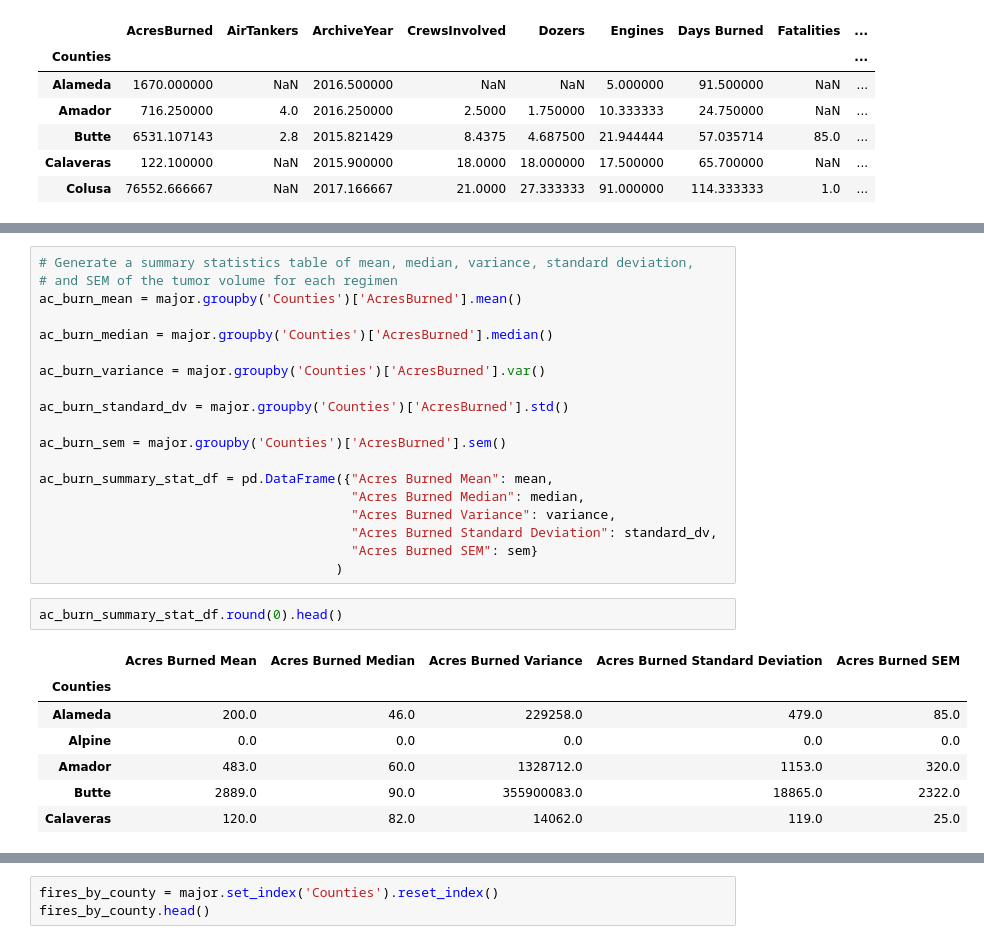
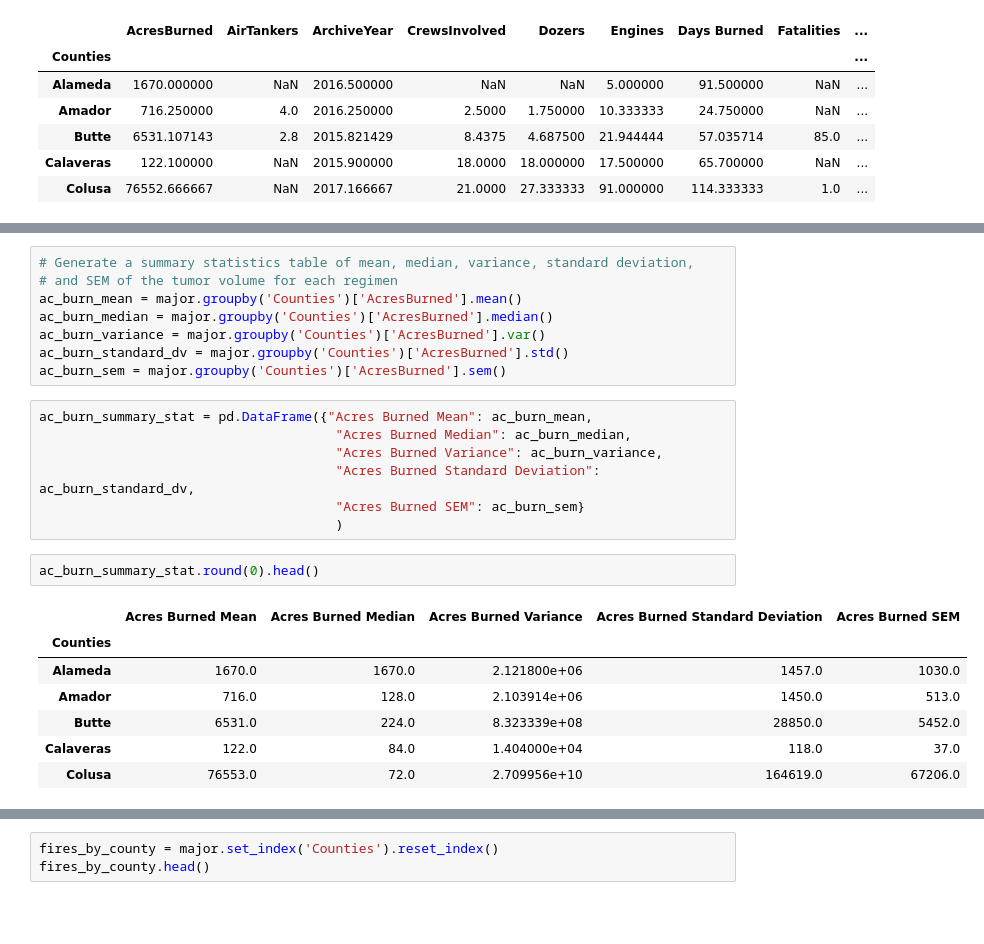
Before and after one commit to jump8621/data-project-I, a Jupyter notebook: alessandro_pyre.ipynb, the cells around one changed output, grey strips where cells are left out. Cells and saved outputs as stored; diff of their text form; blank space fills up the shorter version.

```diff
--- a/alessandro_pyre.ipynb
+++ b/alessandro_pyre.ipynb
@@ -174,28 +208,24 @@ mean_by_county.head()
 # Generate a summary statistics table of mean, median, variance, standard deviation,
 # and SEM of the tumor volume for each regimen
 ac_burn_mean = major.groupby('Counties')['AcresBurned'].mean()
-
 ac_burn_median = major.groupby('Counties')['AcresBurned'].median()
-
 ac_burn_variance = major.groupby('Counties')['AcresBurned'].var()
-
 ac_burn_standard_dv = major.groupby('Counties')['AcresBurned'].std()
-
 ac_burn_sem = major.groupby('Counties')['AcresBurned'].sem()
-
-ac_burn_summary_stat_df = pd.DataFrame({"Acres Burned Mean": mean,
-                                        "Acres Burned Median": median,
-                                        "Acres Burned Variance": variance,
-                                        "Acres Burned Standard Deviation": standard_dv,
-                                        "Acres Burned SEM": sem}
-                                      )
+# %%
+ac_burn_summary_stat = pd.DataFrame({"Acres Burned Mean": ac_burn_mean,
+                                      "Acres Burned Median": ac_burn_median,
+                                      "Acres Burned Variance": ac_burn_variance,
+                                      "Acres Burned Standard Deviation": ac_burn_standard_dv,
+                                      "Acres Burned SEM": ac_burn_sem}
+                                      )
 # %%
-ac_burn_summary_stat_df.round(0).head()
+ac_burn_summary_stat.round(0).head()
 # %% [output]
 |  | Acres Burned Mean | Acres Burned Median | Acres Burned Variance | Acres Burned Standard Deviation | Acres Burned SEM |
 | Counties |  |  |  |  |  |
-| Alameda | 200.0 | 46.0 | 229258.0 | 479.0 | 85.0 |
-| Alpine | 0.0 | 0.0 | 0.0 | 0.0 | 0.0 |
-| Amador | 483.0 | 60.0 | 1328712.0 | 1153.0 | 320.0 |
-| Butte | 2889.0 | 90.0 | 355900083.0 | 18865.0 | 2322.0 |
-| Calaveras | 120.0 | 82.0 | 14062.0 | 119.0 | 25.0 |
+| Alameda | 1670.0 | 1670.0 | 2.121800e+06 | 1457.0 | 1030.0 |
+| Amador | 716.0 | 128.0 | 2.103914e+06 | 1450.0 | 513.0 |
+| Butte | 6531.0 | 224.0 | 8.323339e+08 | 28850.0 | 5452.0 |
+| Calaveras | 122.0 | 84.0 | 1.404000e+04 | 118.0 | 37.0 |
+| Colusa | 76553.0 | 72.0 | 2.709956e+10 | 164619.0 | 67206.0 |
```
Also changed, not shown: parts of 10 cells of this notebook.
